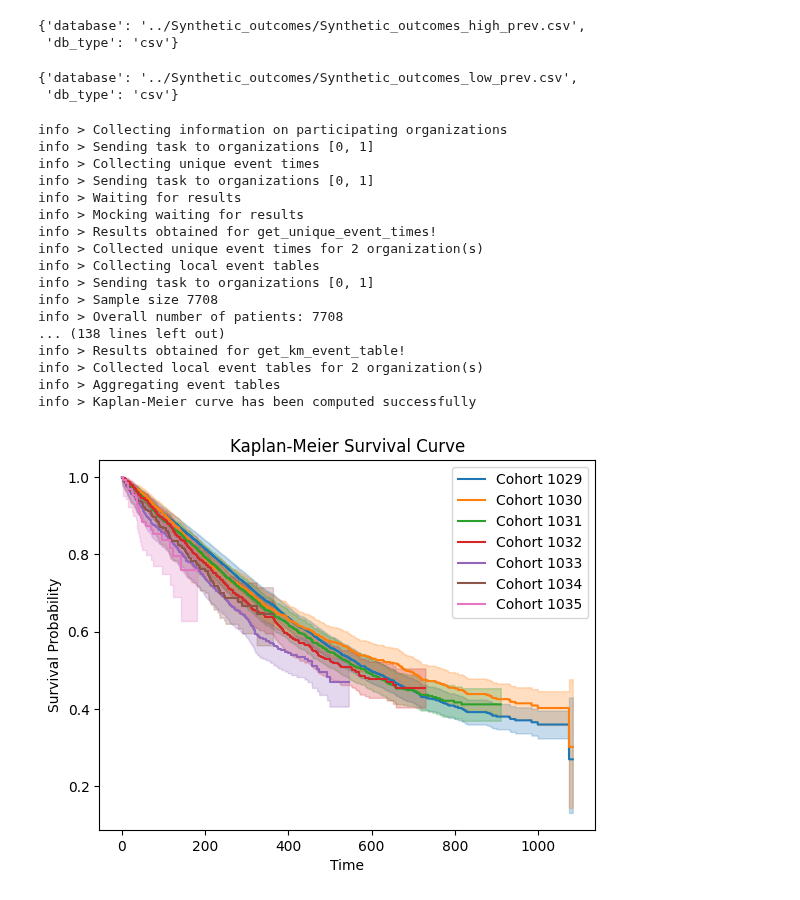
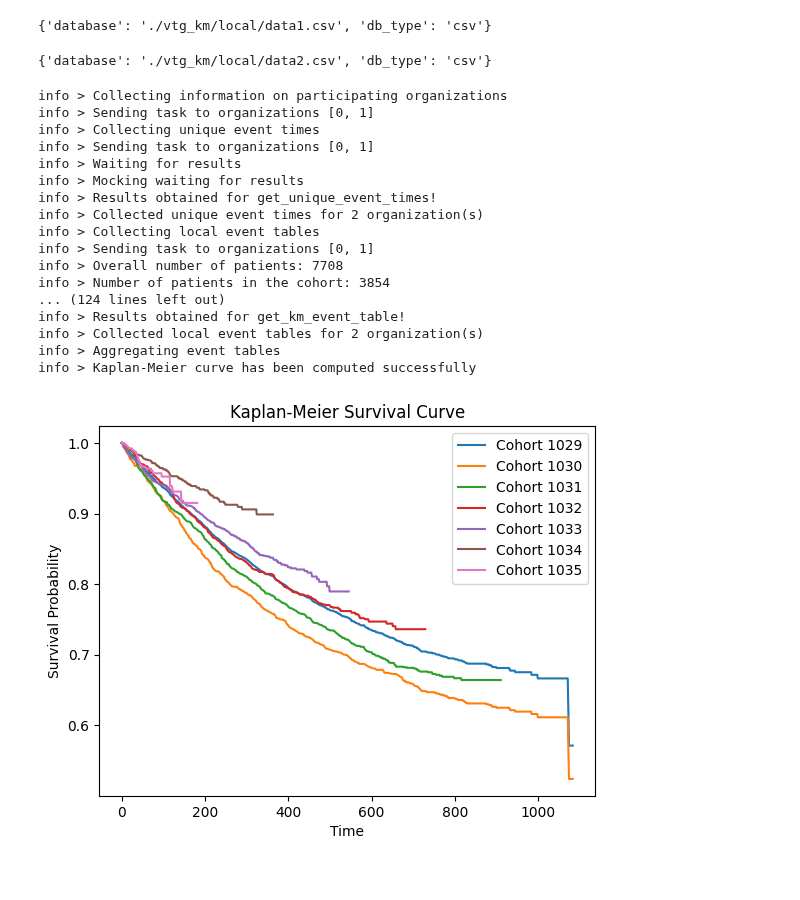
Before and after one commit to vantage6/v6-kaplan-meier-py, a Jupyter notebook: vtg_km/example.ipynb, the cells around one changed output. Drawn from its saved outputs; the diff is of its cells as text; code cells hidden in the pictures.

Commit message:
Updating notebook to fit changes; fixing plot

```diff
--- a/vtg_km/example.ipynb
+++ b/vtg_km/example.ipynb
@@ -51,21 +15,19 @@ if JAMES_DATA_RUN:
     dataset_1 = {"database": "../Synthetic_outcomes/Synthetic_outcomes_high_prev.csv", "db_type": "csv"}
     dataset_2 = {"database": "../Synthetic_outcomes/Synthetic_outcomes_low_prev.csv", "db_type": "csv"}
 else:
-    dataset_1 = {"database": "./vtg_km_he/local/data1.csv", "db_type": "csv"}
-    dataset_2 = {"database": "./vtg_km_he/local/data2.csv", "db_type": "csv"}
+    dataset_1 = {"database": "./vtg_km/local/data1.csv", "db_type": "csv"}
+    dataset_2 = {"database": "./vtg_km/local/data2.csv", "db_type": "csv"}
 
 org_ids = ids = [0, 1]
 display(dataset_1, dataset_2)
 # %% [output]
-{'database': '../Synthetic_outcomes/Synthetic_outcomes_high_prev.csv',
- 'db_type': 'csv'}
+{'database': './vtg_km/local/data1.csv', 'db_type': 'csv'}
-{'database': '../Synthetic_outcomes/Synthetic_outcomes_low_prev.csv',
- 'db_type': 'csv'}
+{'database': './vtg_km/local/data2.csv', 'db_type': 'csv'}
 # %%
 client = MockAlgorithmClient(
     datasets = [[dataset_1], [dataset_2]],
     organization_ids=org_ids,
-    module="vtg_km_he"
+    module="vtg_km"
 )
 # %%
 organizations = client.organization.list()
@@ -73,7 +35,7 @@ org_ids = ids = [organization["id"] for organization in organizations]
 # %%
 cohort_ids = [1029, 1030, 1031, 1032, 1033, 1034, 1035]
 
-cohort_id = 1030
+cohort_id = 1029
 def execute_km_master_task(
         aggregator_node: str | int,
         cohort_id: str | int,
@@ -95,14 +57,8 @@ def execute_km_master_task(
     )
     results = client.result.get(task.get("id"))
 
-    results['kaplanMeier'] = pd.read_json(results['kaplanMeier'])
-    results['local_event_tables'] = [pd.read_json(value) for value in results['local_event_tables']]
-    df_events = results['kaplanMeier']
-    try:
-        results['kaplanMeier'].to_csv('results.csv')
-    except:
-        results['kaplanMeierLR'].to_csv('results_lr.csv')
-        results['kaplanMeierHR'].to_csv('results_hr.csv')
+    results = pd.read_json(results)
+
     return results
 # %%
 for cohort_id in cohort_ids:
@@ -113,45 +69,46 @@ for cohort_id in cohort_ids:
         time_column_name='TIME_AT_RISK',
         censor_column_name='MORTALITY_FLAG')
     # Example data (replace this with your actual data)
-    data = results['kaplanMeier']
+    data = results
 
     # Calculate 'at_risk' from 'total'
-    data['at_risk'] = data['total'].cumsum()
+    # data['at_risk'] = data['removed'].cumsum()
 
     # Create a KaplanMeierFitter object
-    kmf = KaplanMeierFitter()
+    # kmf = KaplanMeierFitter()
 
     # Fit the data to KaplanMeierFitter
-    kmf.fit(durations=data['TIME_AT_RISK'], event_observed=data['deaths'], timeline=data['TIME_AT_RISK'])
+    # kmf.fit(durations=data['TIME_AT_RISK'], event_observed=data['observed'], timeline=data['TIME_AT_RISK'])
+
     # Plot the Kaplan-Meier curve on the same plot
-    kmf.plot(label=f'Cohort {cohort_id}')
+    plt.plot(data['TIME_AT_RISK'], data['survival_cdf'], label=f'Cohort {cohort_id}')
 
 # Add title and labels
 plt.title('Kaplan-Meier Survival Curve')
 plt.xlabel('Time')
 plt.ylabel('Survival Probability')
 
 # Add legend
 plt.legend()
 
 # Show the plot
 plt.show()
 # %% [output]
 info > Collecting information on participating organizations
 info > Sending task to organizations [0, 1]
 info > Collecting unique event times
 info > Sending task to organizations [0, 1]
 info > Waiting for results
 info > Mocking waiting for results
 info > Results obtained for get_unique_event_times!
 info > Collected unique event times for 2 organization(s)
 info > Collecting local event tables
 info > Sending task to organizations [0, 1]
-info > Sample size 7708
 info > Overall number of patients: 7708
-... (138 lines left out)
+info > Number of patients in the cohort: 3854
+... (124 lines left out)
 info > Results obtained for get_km_event_table!
 info > Collected local event tables for 2 organization(s)
 info > Aggregating event tables
 info > Kaplan-Meier curve has been computed successfully
-[figure, old version]
+[figure, new version]
```
Also changed, not shown: parts of 2 cells of this notebook.
